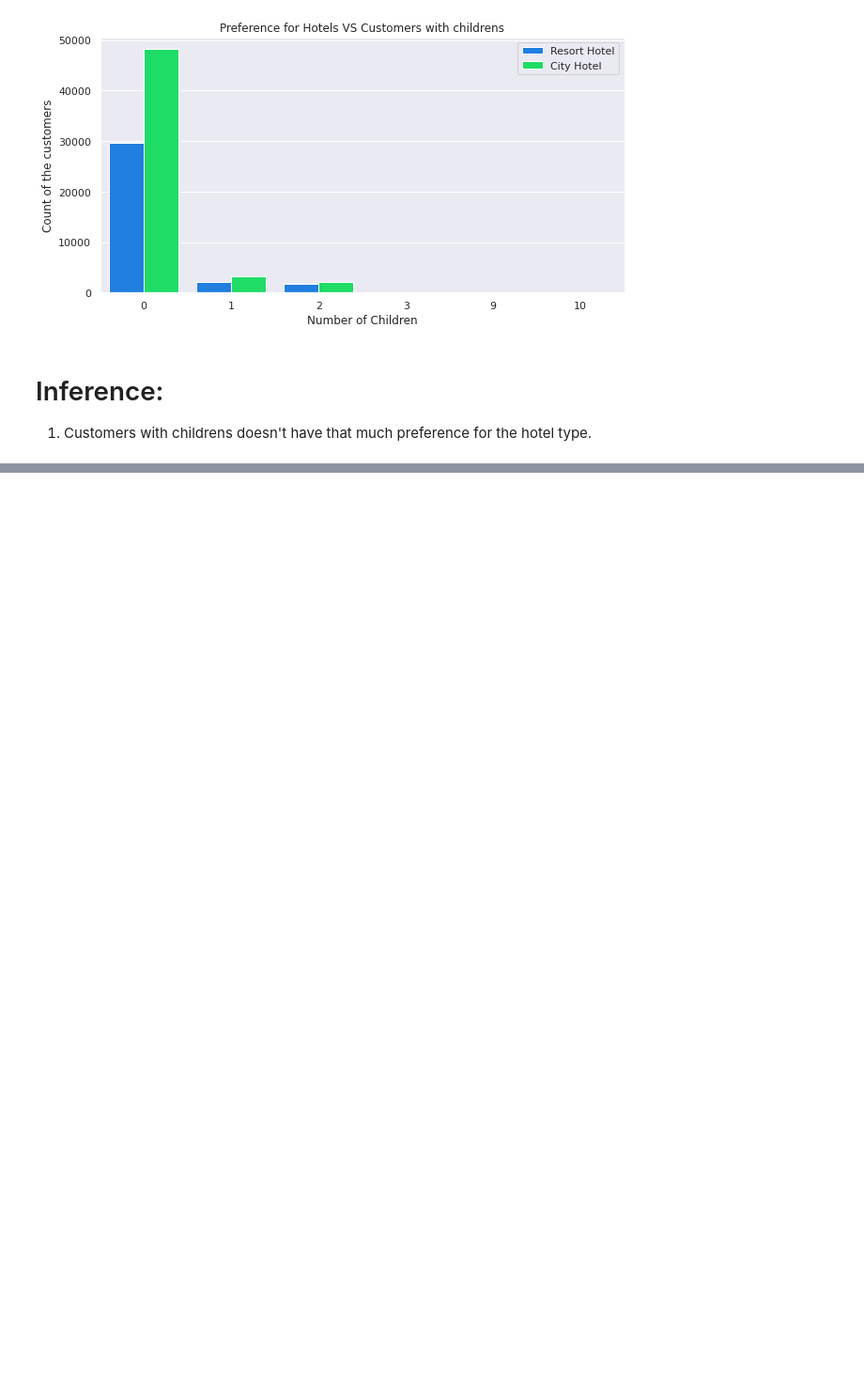
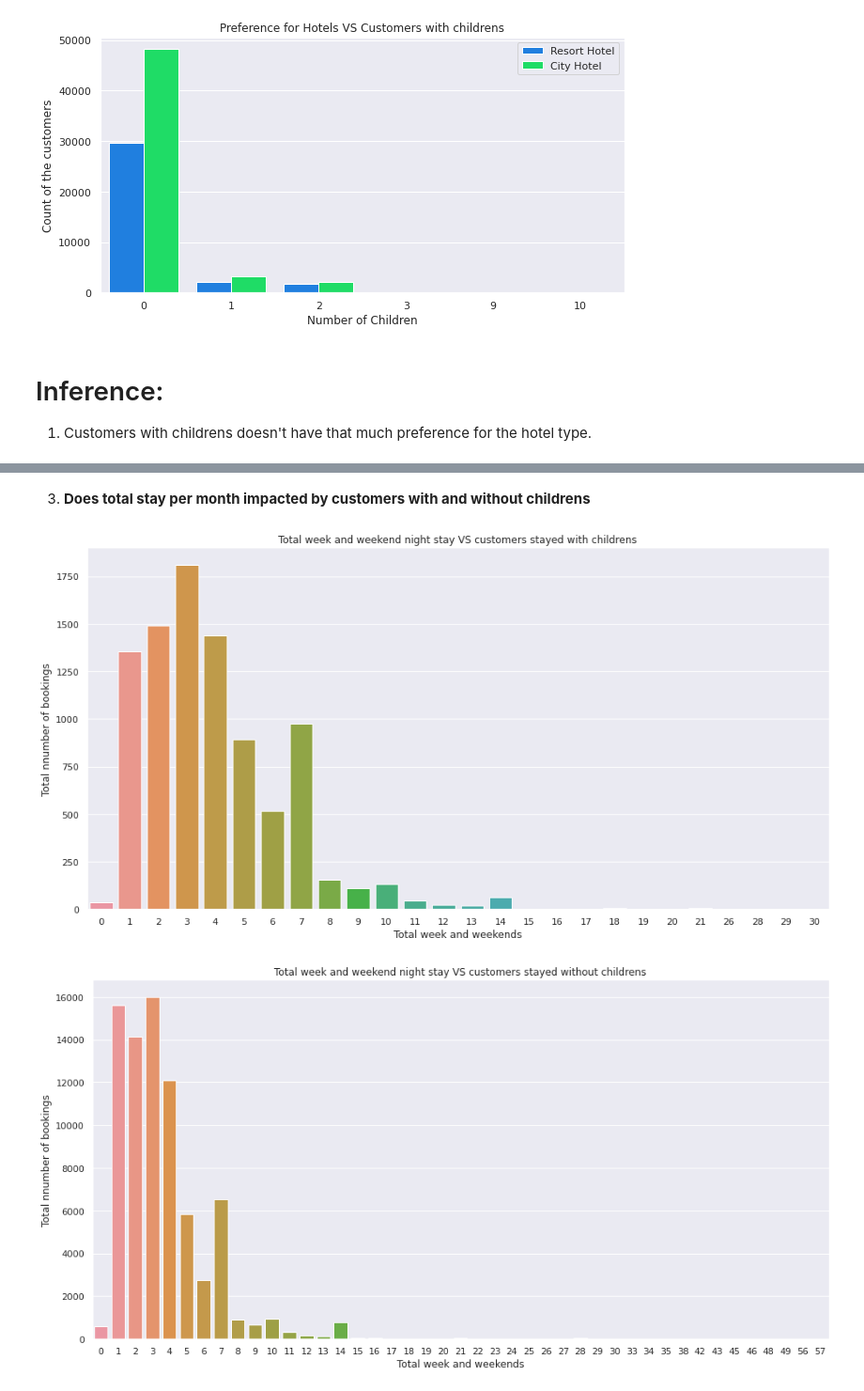
Before and after one commit to manojkb04/EDA_Hotel_Booking, a Jupyter notebook: Hotel_Booking_Analysis_Capstone_Project.ipynb, the cells around one changed output, grey strips where cells are left out. Shown at 94% size. Cells and saved outputs as stored; diff of their text form; code cells hidden in the pictures; blank space fills up the shorter version.

```diff
--- a/Hotel_Booking_Analysis_Capstone_Project.ipynb
+++ b/Hotel_Booking_Analysis_Capstone_Project.ipynb
@@ -1116,0 +1153,2 @@ plt.show()
+# %% [markdown]
+3. <b> Does total stay per month impacted by customers with and without childrens</b>
@@ -1116,0 +1178,31 @@ plt.show()
+# %%
+# Creating two variables containg the sum of week and weekend night stays of customer with and withoud childrens.
+
+with_child_stay = data_with_child['stays_in_week_nights'] + data_with_child['stays_in_weekend_nights']
+
+without_child_stay = data_without_child['stays_in_week_nights'] + data_without_child['stays_in_weekend_nights']
+# %%
+# Ploting total week and weekend night stays of customer with childrens
+plt.figure(figsize = (16, 8))
+
+sns.countplot(with_child_stay)
+
+plt.title('Total week and weekend night stay VS customers stayed with childrens')
+plt.xlabel('Total week and weekends')
+plt.ylabel('Total nnumber of bookings')
+
+plt.show()
+
+# Ploting total week and weekend night stays of customer without childrens
+plt.figure(figsize = (16, 8))
+
+sns.countplot(without_child_stay)
+
+plt.title('Total week and weekend night stay VS customers stayed without childrens')
+plt.xlabel('Total week and weekends')
+plt.ylabel('Total nnumber of bookings')
+
+plt.show()
+# %% [output]
+[figure, added]
+[figure, added]
```
Also changed, not shown: parts of 7 cells of this notebook.
